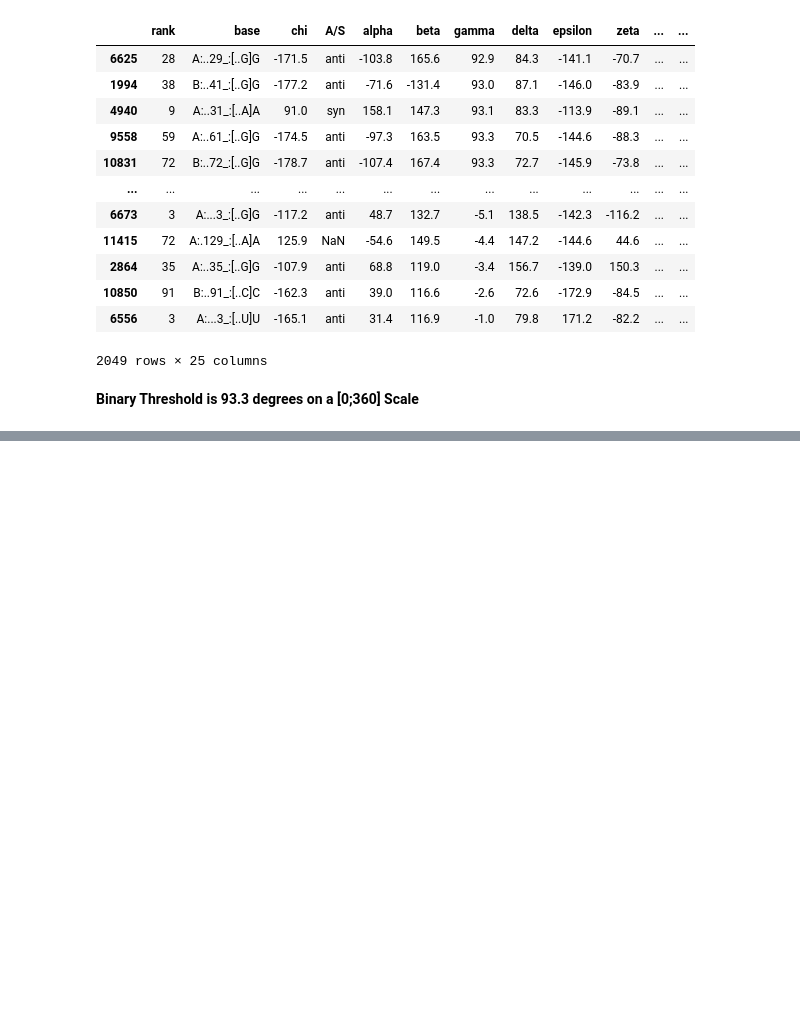
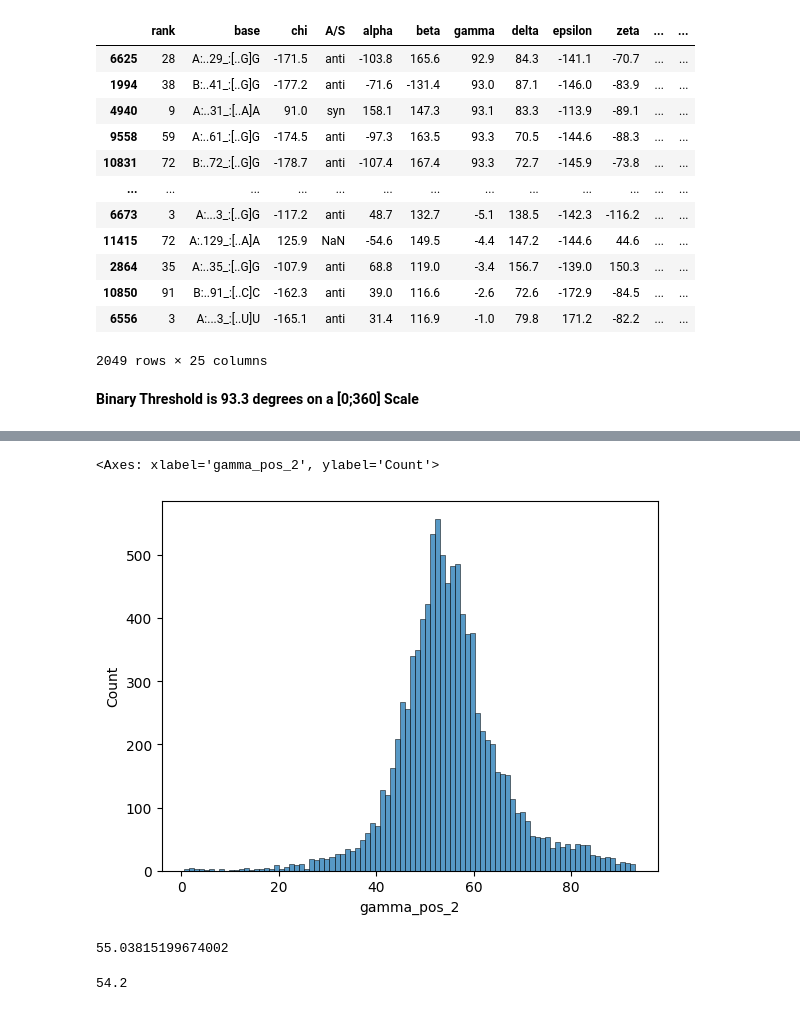
Before and after one commit to fedor-grigoryev/rna_angle_prediction, a Jupyter notebook: discretization_research/Discretization_Research.ipynb, the cells around one changed output, grey strips where cells are left out. Drawn from its saved outputs; the diff is of its cells as text; code cells hidden in the pictures; blank space fills up the shorter version.

```diff
--- a/discretization_research/Discretization_Research.ipynb
+++ b/discretization_research/Discretization_Research.ipynb
@@ -462,0 +489,3 @@ df.sort_values('gamma_pos_2').to_csv('3_clusters.csv')
+# %%
+df0 = df[df['cluster'] == 0]
+df0
@@ -462,0 +506,13 @@ df.sort_values('gamma_pos_2').to_csv('3_clusters.csv')
+# %%
+sns.histplot(data = df0, x = 'gamma_pos_2')
+# %% [output]
+<Axes: xlabel='gamma_pos_2', ylabel='Count'>
+[figure, added]
+# %%
+df0['gamma_pos_2'].mean()
+# %% [output]
+55.03815199674002
+# %%
+df0['gamma_pos_2'].median()
+# %% [output]
+54.2
```
Also changed, not shown: parts of 31 cells of this notebook, 1 other file.
